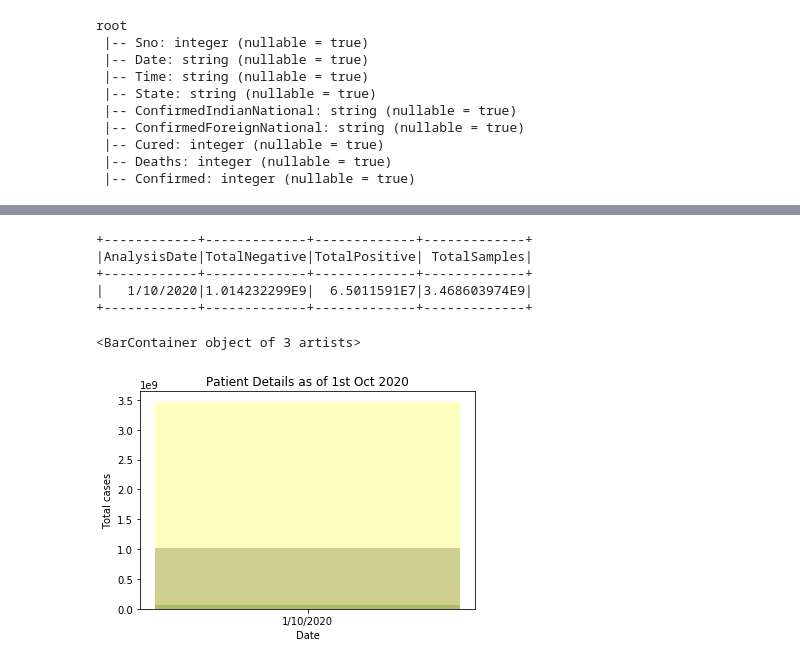
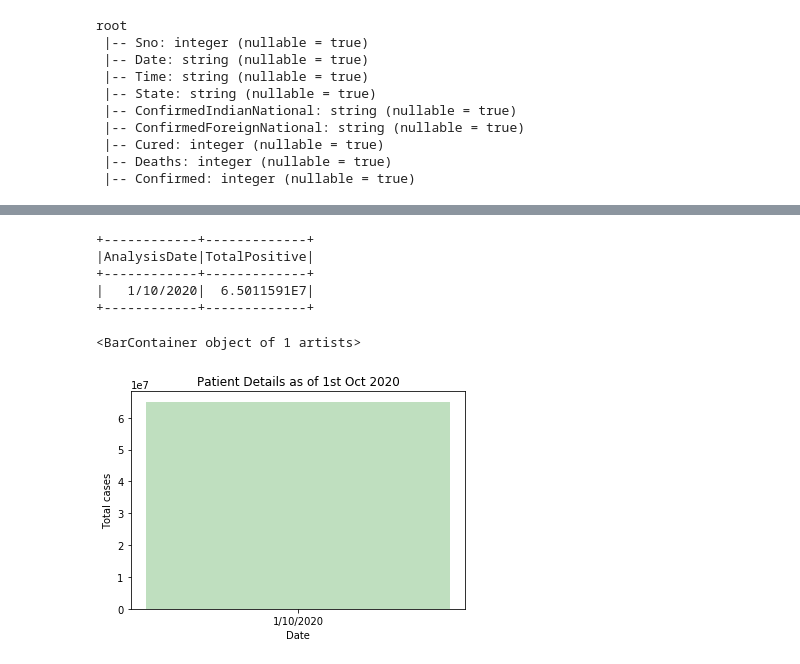
Before and after one commit to NageswaraRaoOrsu/Nageswara.Orsu, a Jupyter notebook: COVID 19 Data Analysis India.ipynb, the cells around one changed output, grey strips where cells are left out. Cells and saved outputs as stored; diff of their text form; code cells hidden in the pictures.

```diff
--- a/COVID 19 Data Analysis India.ipynb
+++ b/COVID 19 Data Analysis India.ipynb
@@ -224,28 +231,27 @@ only showing top 20 rows
 import matplotlib.pyplot as plot
 import pandas as pd
 # %%
-
 #Covid-19 statistics as of 1st Oct 2020
 
 stateDataCalculation.registerTempTable("StageDataTmpTbl")
-TotalcasesbyDate = spark.sql('select max(Date)as AnalysisDate,sum(Negative) as TotalNegative,sum(Positive) as TotalPositive,sum(TotalSamples) as TotalSamples from StageDataTmpTbl where Date = "1/10/2020"')
+TotalcasesbyDate = spark.sql('select max(Date)as AnalysisDate,sum(Positive) as TotalPositive from StageDataTmpTbl where Date = "1/10/2020"')
 TotalcasesbyDate.show()
 
 # convert Spark DF to Panda DF to print Graph
 TotalcasesbyDatesample = TotalcasesbyDate.toPandas()
 
 # As i am trying to plot graph for 3 fields on Y axis so saving it as a list
 # then pass as Y axis parameter to plot values of cured , Deaths and Confirmed patients
-cases = [TotalcasesbyDatesample.TotalPositive, TotalcasesbyDatesample.TotalNegative, TotalcasesbyDatesample.TotalSamples]
+cases = [TotalcasesbyDatesample.TotalPositive]
 plot.title('Patient Details as of 1st Oct 2020')
 plot.ylabel('Total cases',fontsize=10)
 plot.xlabel('Date',fontsize=10)
 plot.bar("1/10/2020", cases,color=['green','black','yellow'],alpha= 0.25,linewidth=1)
 # %% [output]
-+------------+-------------+-------------+-------------+
-|AnalysisDate|TotalNegative|TotalPositive| TotalSamples|
-+------------+-------------+-------------+-------------+
-|   1/10/2020|1.014232299E9|  6.5011591E7|3.468603974E9|
-+------------+-------------+-------------+-------------+
++------------+-------------+
+|AnalysisDate|TotalPositive|
++------------+-------------+
+|   1/10/2020|  6.5011591E7|
++------------+-------------+
-<BarContainer object of 3 artists>
+<BarContainer object of 1 artists>
-[figure, old version]
+[figure, new version]
```
Also changed, not shown: parts of 3 cells of this notebook.
